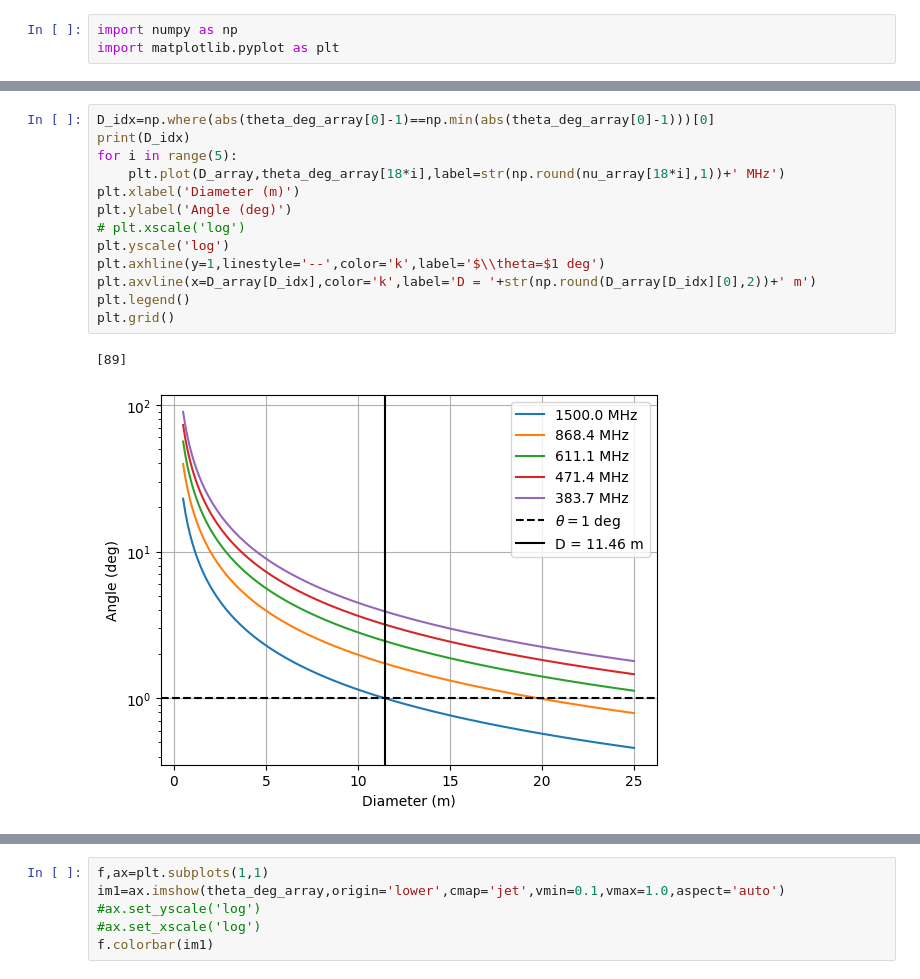
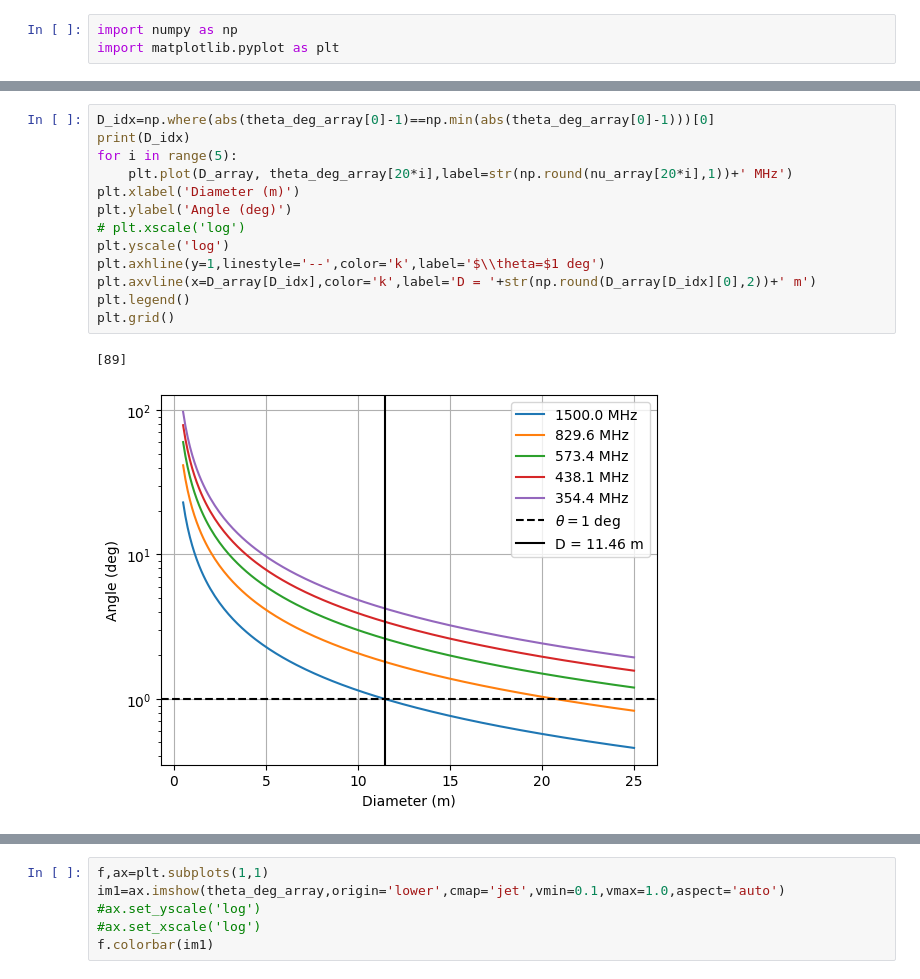
Before and after one commit to rohitcbscient/lipi, a Jupyter notebook: lipi/adhyan/ska/solar_array.ipynb, the cells around one changed output, grey strips where cells are left out. Cells and saved outputs as stored; diff of their text form.

```diff
--- a/lipi/adhyan/ska/solar_array.ipynb
+++ b/lipi/adhyan/ska/solar_array.ipynb
@@ -53,17 +34,17 @@ print(nu_array)
 # %%
 D_idx=np.where(abs(theta_deg_array[0]-1)==np.min(abs(theta_deg_array[0]-1)))[0]
 print(D_idx)
 for i in range(5):
-    plt.plot(D_array,theta_deg_array[18*i],label=str(np.round(nu_array[18*i],1))+' MHz')
+    plt.plot(D_array, theta_deg_array[20*i],label=str(np.round(nu_array[20*i],1))+' MHz')
 plt.xlabel('Diameter (m)')
 plt.ylabel('Angle (deg)')
 # plt.xscale('log')
 plt.yscale('log')
 plt.axhline(y=1,linestyle='--',color='k',label='$\\theta=$1 deg')
 plt.axvline(x=D_array[D_idx],color='k',label='D = '+str(np.round(D_array[D_idx][0],2))+' m')
 plt.legend()
 plt.grid()
 # %% [output]
 [89]
-[figure, old version]
+[figure, new version]
 # %%
```
Also changed, not shown: parts of 5 cells of this notebook, 1 other file.
